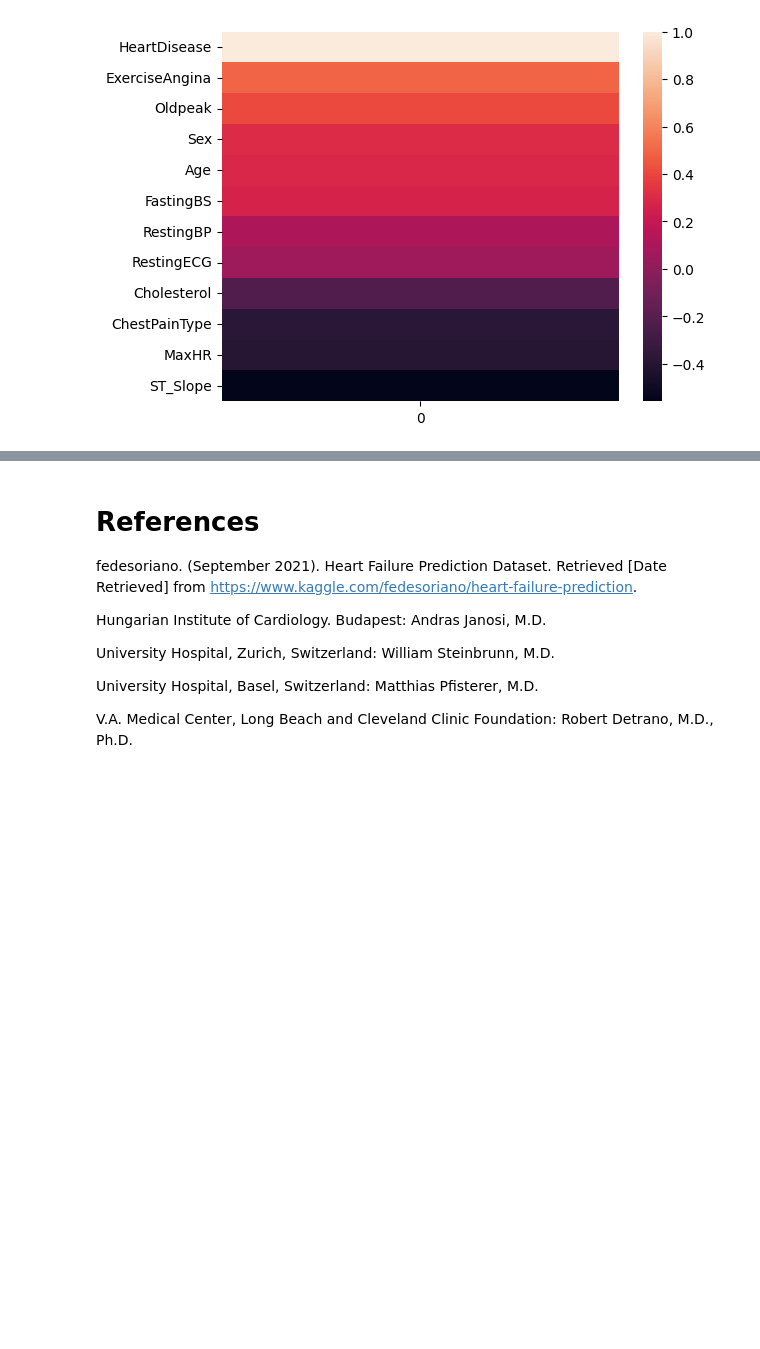
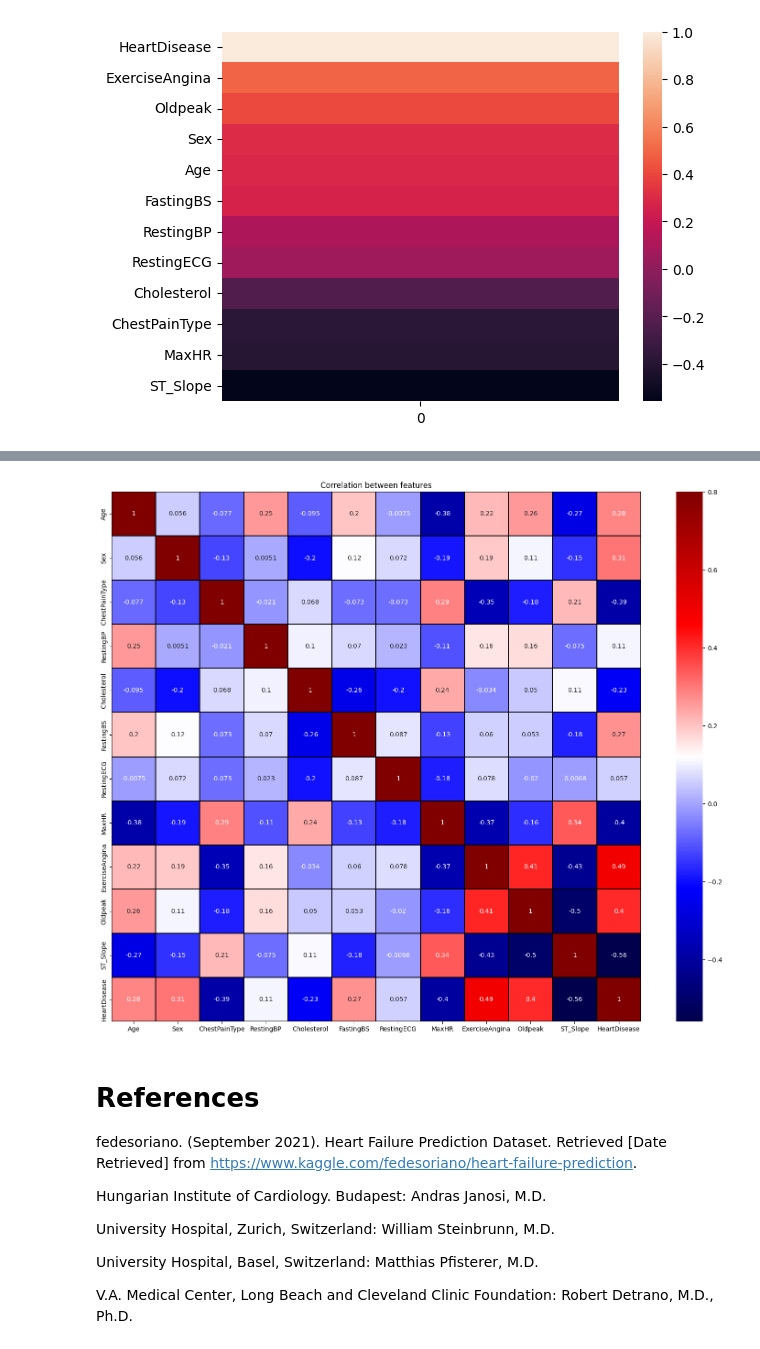
Before and after one commit to VeronicaObodozie/Responsible-and-Reproducible-AI, a Jupyter notebook: Heart Failure Prediction/Data Exploration/DataExploration.ipynb, the cells around one changed output, grey strips where cells are left out. Drawn from its saved outputs; the diff is of its cells as text; code cells hidden in the pictures; blank space fills up the shorter version.

```diff
--- a/Heart Failure Prediction/Data Exploration/DataExploration.ipynb
+++ b/Heart Failure Prediction/Data Exploration/DataExploration.ipynb
@@ -319,3 +435,11 @@ sns.heatmap(pd.DataFrame(correlation))
+# %%
+corr=data_corr.corr()#["HeartDisease"]
+plt.figure(figsize=(20, 15))
+sns.heatmap(corr, vmax=.8, linewidths=0.01, square=True,annot=True,cmap='seismic',linecolor="black")
+plt.title('Correlation between features')
+plt.show()
+# %% [output]
+[figure, added]
 # %% [markdown]
 # References
 fedesoriano. (September 2021). Heart Failure Prediction Dataset. Retrieved [Date Retrieved] from https://www.kaggle.com/fedesoriano/heart-failure-prediction.
```
Also changed, not shown: parts of 10 cells of this notebook, 6 other files.
